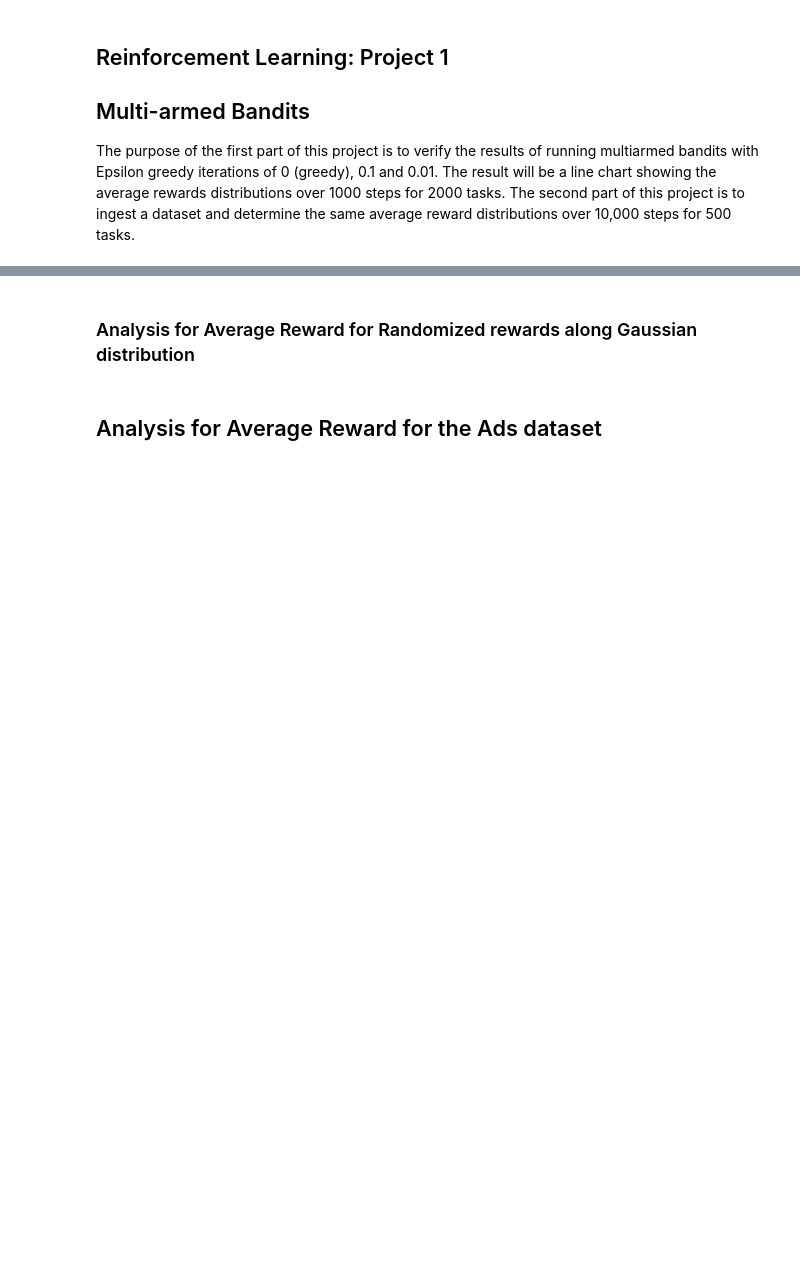
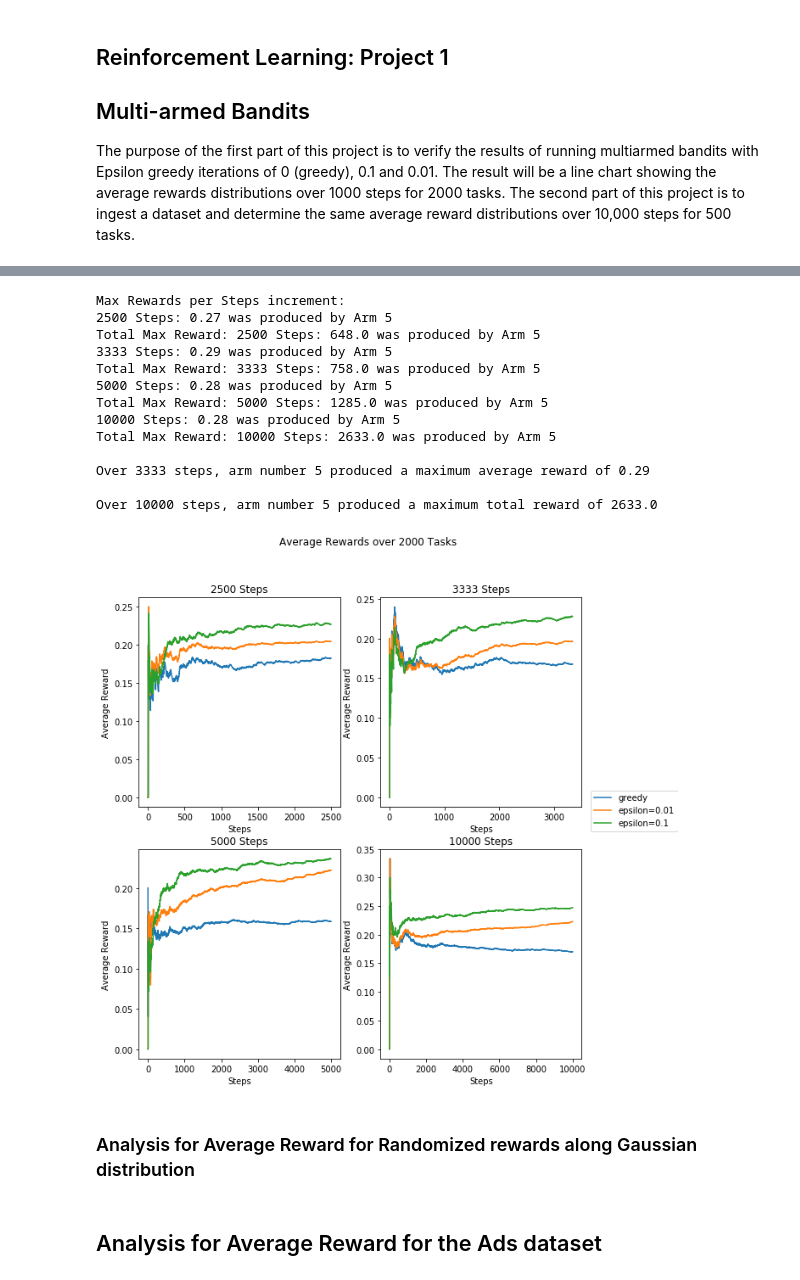
Before and after one commit to FreedomEclipse/multiArmedBandit, a Jupyter notebook: mabandit.ipynb, the cells around one changed output, grey strips where cells are left out. Saved outputs shown, nothing was run; the diff lists cells and outputs as text; code cells hidden in the pictures; blank space fills up the shorter version.

```diff
--- a/mabandit.ipynb
+++ b/mabandit.ipynb
@@ -370,3 +325,30 @@ Over 2500 steps, arm number 8 produced a maximum reward of 0.38
+# %%
+# Gaussian distribution for ads dataset
+ads = pd.read_csv('Ads_Optimisation.csv')
+rtasks = 2000
+steps = [len(ads.sample(n=int(len(ads.index)/4))), len(ads.sample(n=int(len(ads.index)/3))), len(ads.sample(n=int(len(ads.index)/2))), len(ads.index)]
+# partition into 4 datasets with samples
+adslist = [ads.sample(n=int(len(ads.index)/4)).reset_index(drop=True),
+            ads.sample(n=int(len(ads.index)/3)).reset_index(drop=True),
+            ads.sample(n=int(len(ads.index)/2)).reset_index(drop=True),
+            ads.sample(n=int(len(ads.index)/1)).reset_index(drop=True)]
+
+runLearning(rtasks, steps, adslist)
+# %% [output]
+Max Rewards per Steps increment:
+2500 Steps: 0.27 was produced by Arm 5
+Total Max Reward: 2500 Steps: 648.0 was produced by Arm 5
+3333 Steps: 0.29 was produced by Arm 5
+Total Max Reward: 3333 Steps: 758.0 was produced by Arm 5
+5000 Steps: 0.28 was produced by Arm 5
+Total Max Reward: 5000 Steps: 1285.0 was produced by Arm 5
+10000 Steps: 0.28 was produced by Arm 5
+Total Max Reward: 10000 Steps: 2633.0 was produced by Arm 5
+
+Over 3333 steps, arm number 5 produced a maximum average reward of 0.29
+
+Over 10000 steps, arm number 5 produced a maximum total reward of 2633.0
+[figure, added]
 # %% [markdown]
 ### Analysis for Average Reward for Randomized rewards along Gaussian distribution
 # %%
```
Also changed, not shown: parts of 8 cells of this notebook.
